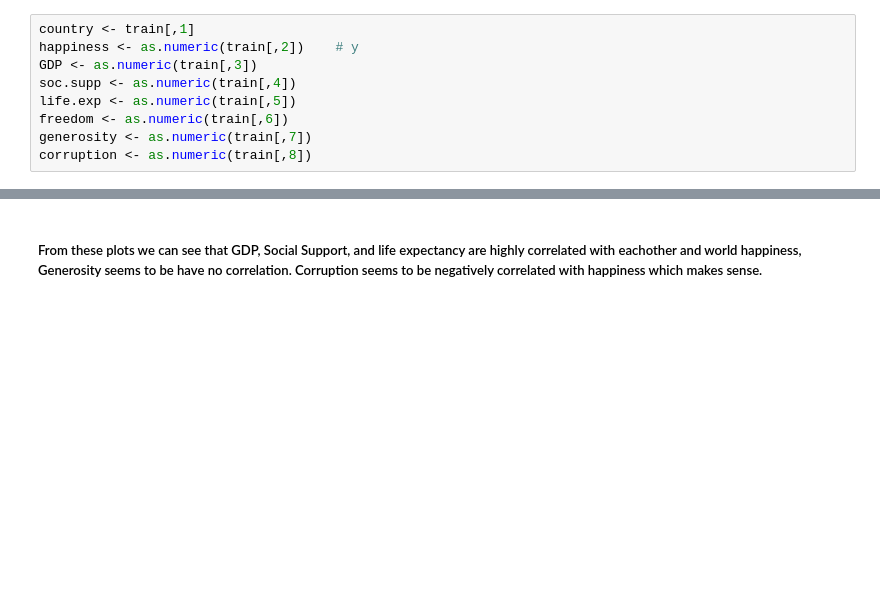
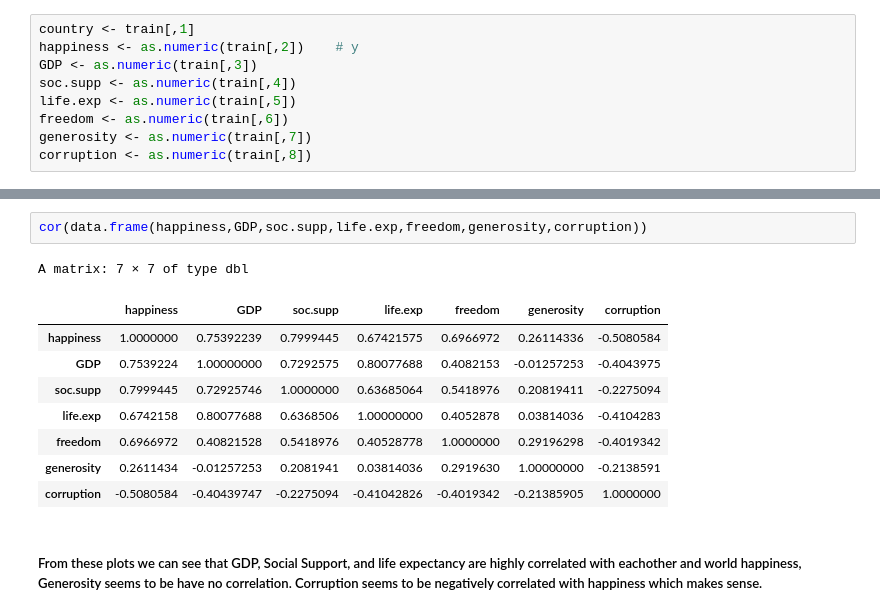
Before and after one commit to liamGaeuman/world_happiness, a Jupyter notebook: World_Happiness.ipynb, the cells around one changed output, grey strips where cells are left out. Drawn from its saved outputs; the diff is of its cells as text; blank space fills up the shorter version.

```diff
--- a/World_Happiness.ipynb
+++ b/World_Happiness.ipynb
@@ -32,3 +35,15 @@ pairs(~happiness+GDP+soc.supp+life.exp+freedom+generosity+corruption)
+# %%
+cor(data.frame(happiness,GDP,soc.supp,life.exp,freedom,generosity,corruption))
+# %% [output]
+A matrix: 7 × 7 of type dbl
+|  | happiness | GDP | soc.supp | life.exp | freedom | generosity | corruption |
+| happiness | 1.0000000 | 0.75392239 | 0.7999445 | 0.67421575 | 0.6966972 | 0.26114336 | -0.5080584 |
+| GDP | 0.7539224 | 1.00000000 | 0.7292575 | 0.80077688 | 0.4082153 | -0.01257253 | -0.4043975 |
+| soc.supp | 0.7999445 | 0.72925746 | 1.0000000 | 0.63685064 | 0.5418976 | 0.20819411 | -0.2275094 |
+| life.exp | 0.6742158 | 0.80077688 | 0.6368506 | 1.00000000 | 0.4052878 | 0.03814036 | -0.4104283 |
+| freedom | 0.6966972 | 0.40821528 | 0.5418976 | 0.40528778 | 1.0000000 | 0.29196298 | -0.4019342 |
+| generosity | 0.2611434 | -0.01257253 | 0.2081941 | 0.03814036 | 0.2919630 | 1.00000000 | -0.2138591 |
+| corruption | -0.5080584 | -0.40439747 | -0.2275094 | -0.41042826 | -0.4019342 | -0.21385905 | 1.0000000 |
 # %% [markdown]
 ##### From these plots we can see that GDP, Social Support, and life expectancy are highly correlated with eachother and world happiness, Generosity seems to be have no correlation. Corruption seems to be negatively correlated with happiness which makes sense.
 # %% [markdown]
```
Also changed, not shown: parts of 12 cells of this notebook.
